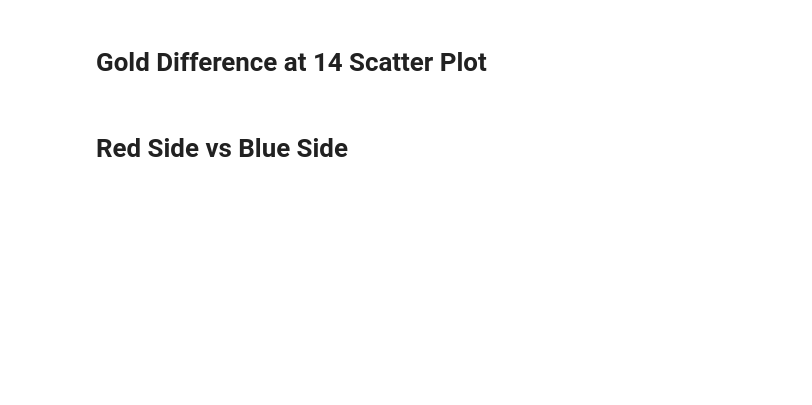
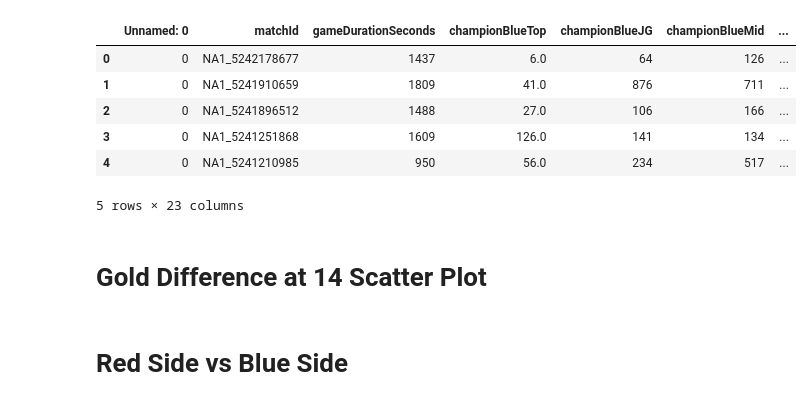
Before and after one commit to BenjaminGroseclose/SportsIQ, a Jupyter notebook: sports-iq-ml/riot/riot-data-visualization.ipynb, the cells around one changed output. Cells and saved outputs as stored; diff of their text form; code cells hidden in the pictures; blank space fills up the shorter version.

```diff
--- a/sports-iq-ml/riot/riot-data-visualization.ipynb
+++ b/sports-iq-ml/riot/riot-data-visualization.ipynb
@@ -1,10 +1,23 @@
 # %%
 import plotly.graph_objects as go
 import plotly.express as px
 import pandas as pd
 import numpy as np
 
 matches = pd.read_csv("AllMatches.csv")
+
+# TODO: Add RIOT data to github
+
+
+matches.head()
+# %% [output]
+|  | Unnamed: 0 | matchId | gameDurationSeconds | championBlueTop | championBlueJG | championBlueMid | ... |
+| 0 | 0 | NA1_5242178677 | 1437 | 6.0 | 64 | 126 | ... |
+| 1 | 0 | NA1_5241910659 | 1809 | 41.0 | 876 | 711 | ... |
+| 2 | 0 | NA1_5241896512 | 1488 | 27.0 | 106 | 166 | ... |
+| 3 | 0 | NA1_5241251868 | 1609 | 126.0 | 141 | 134 | ... |
+| 4 | 0 | NA1_5241210985 | 950 | 56.0 | 234 | 517 | ... |
+5 rows × 23 columns
 # %% [markdown]
 # Gold Difference at 14 Scatter Plot
 # %%
```
Also changed, not shown: parts of 3 cells of this notebook, 5 other files.
